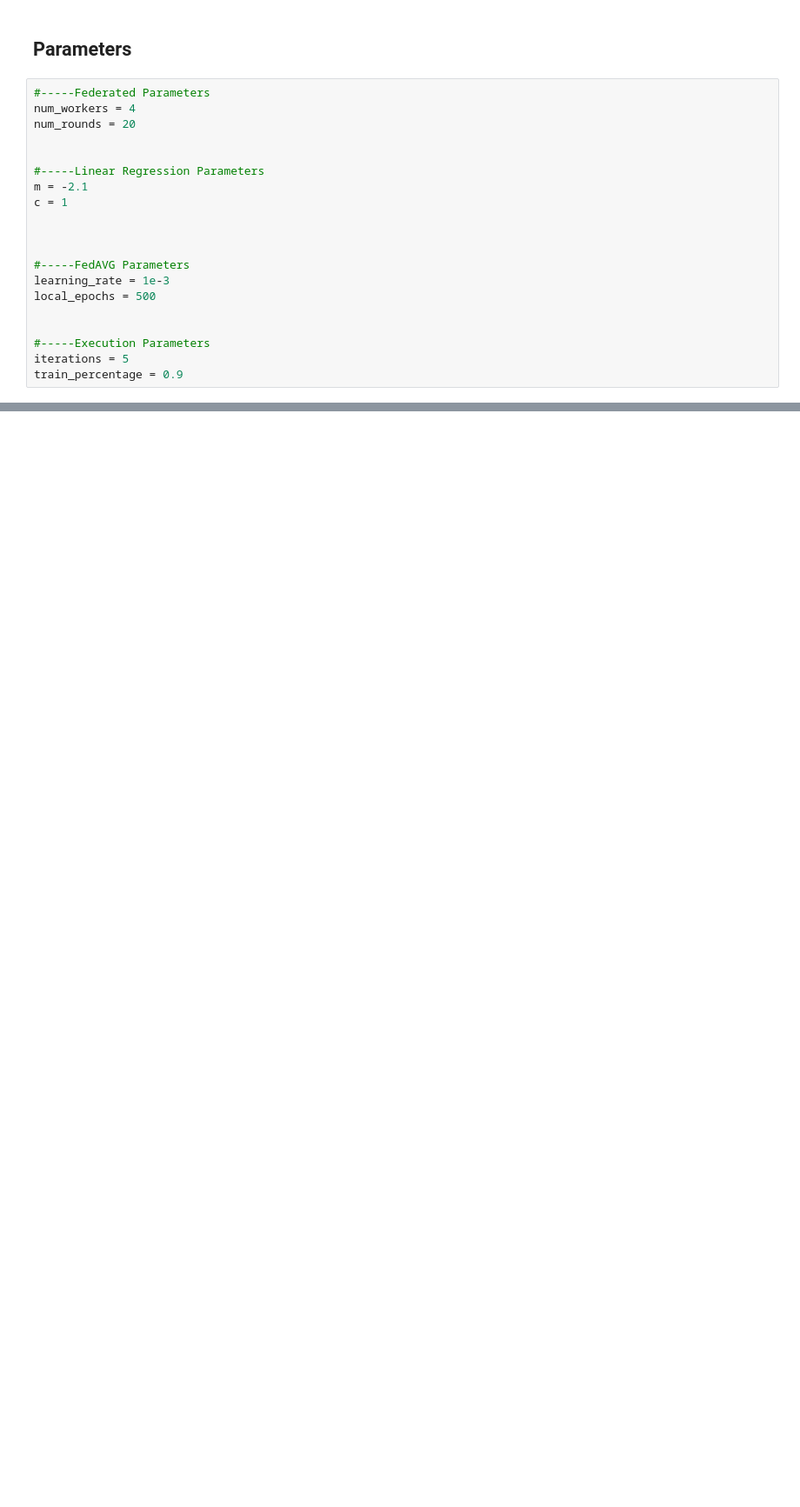
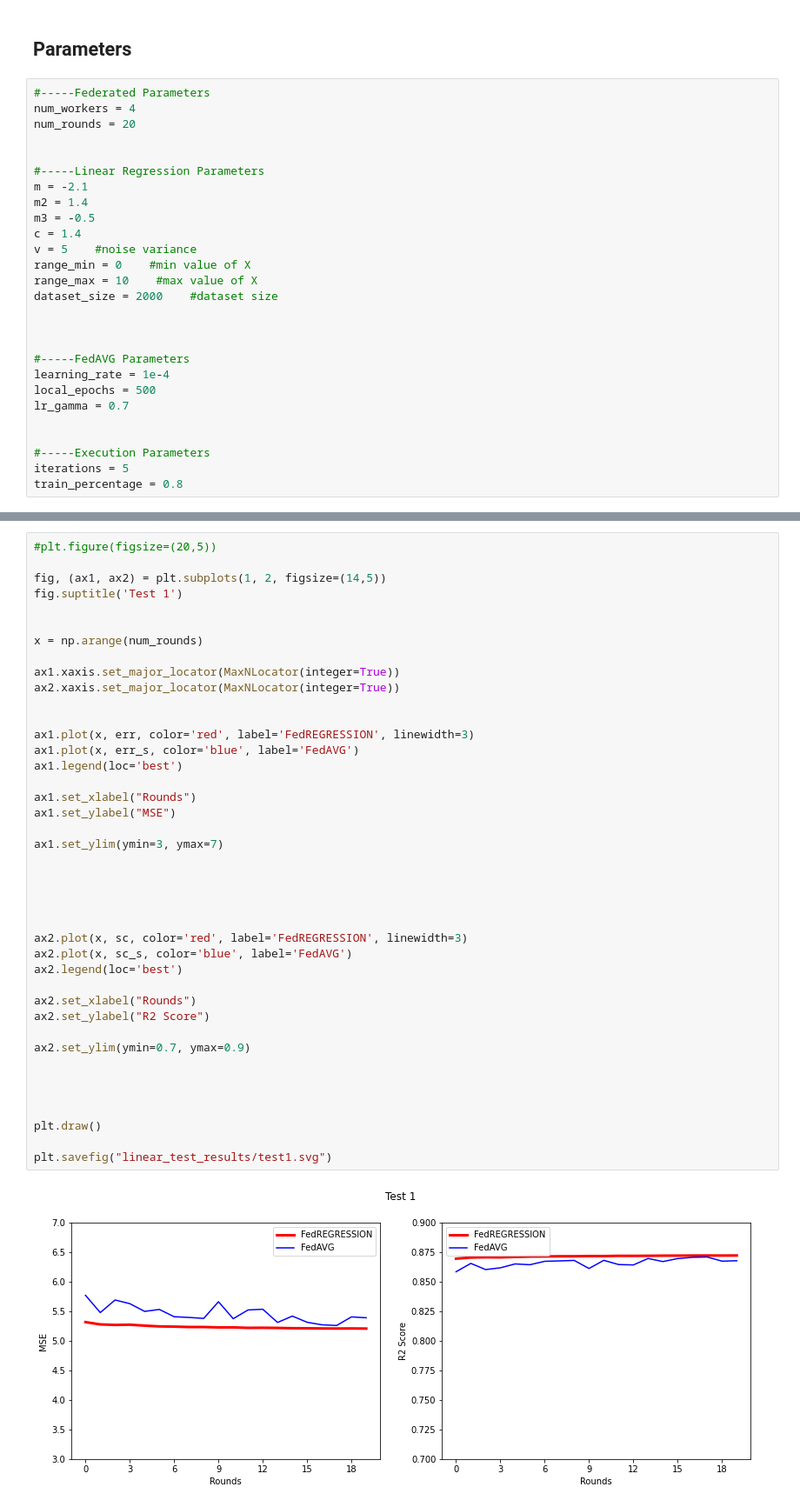
Before and after one commit to alexbergamasco96/NS_FederatedLearning, a Jupyter notebook: MultiIteration_Comparison.ipynb, the cells around one changed output, grey strips where cells are left out. Shown at 87% size. Saved outputs shown, nothing was run; the diff lists cells and outputs as text; blank space fills up the shorter version.

Commit message:
stationary tests

```diff
--- a/MultiIteration_Comparison.ipynb
+++ b/MultiIteration_Comparison.ipynb
@@ -57,18 +74,25 @@ num_rounds = 20
 
 #-----Linear Regression Parameters
 m = -2.1
-c = 1
+m2 = 1.4
+m3 = -0.5
+c = 1.4
+v = 5    #noise variance
+range_min = 0    #min value of X
+range_max = 10    #max value of X
+dataset_size = 2000    #dataset size
 
 
 
 #-----FedAVG Parameters
-learning_rate = 1e-3
+learning_rate = 1e-4
 local_epochs = 500
+lr_gamma = 0.7
 
 
 #-----Execution Parameters
 iterations = 5
-train_percentage = 0.9
+train_percentage = 0.8
 # %%
 from collections import defaultdict
 
@@ -325,0 +380,43 @@ plt.draw()
+# %%
+#plt.figure(figsize=(20,5))
+
+fig, (ax1, ax2) = plt.subplots(1, 2, figsize=(14,5))
+fig.suptitle('Test 1')
+
+
+x = np.arange(num_rounds)
+
+ax1.xaxis.set_major_locator(MaxNLocator(integer=True))
+ax2.xaxis.set_major_locator(MaxNLocator(integer=True))
+
+
+ax1.plot(x, err, color='red', label='FedREGRESSION', linewidth=3)
+ax1.plot(x, err_s, color='blue', label='FedAVG')
+ax1.legend(loc='best')
+
+ax1.set_xlabel("Rounds")
+ax1.set_ylabel("MSE")
+
+ax1.set_ylim(ymin=3, ymax=7)
+
+
+
+
+
+ax2.plot(x, sc, color='red', label='FedREGRESSION', linewidth=3)
+ax2.plot(x, sc_s, color='blue', label='FedAVG')
+ax2.legend(loc='best')
+
+ax2.set_xlabel("Rounds")
+ax2.set_ylabel("R2 Score")
+
+ax2.set_ylim(ymin=0.7, ymax=0.9)
+
+
+
+
+plt.draw()
+
+plt.savefig("linear_test_results/test1.svg")
+# %% [output]
+[figure, added]
```
Also changed, not shown: parts of 6 cells of this notebook, 36 other files.
